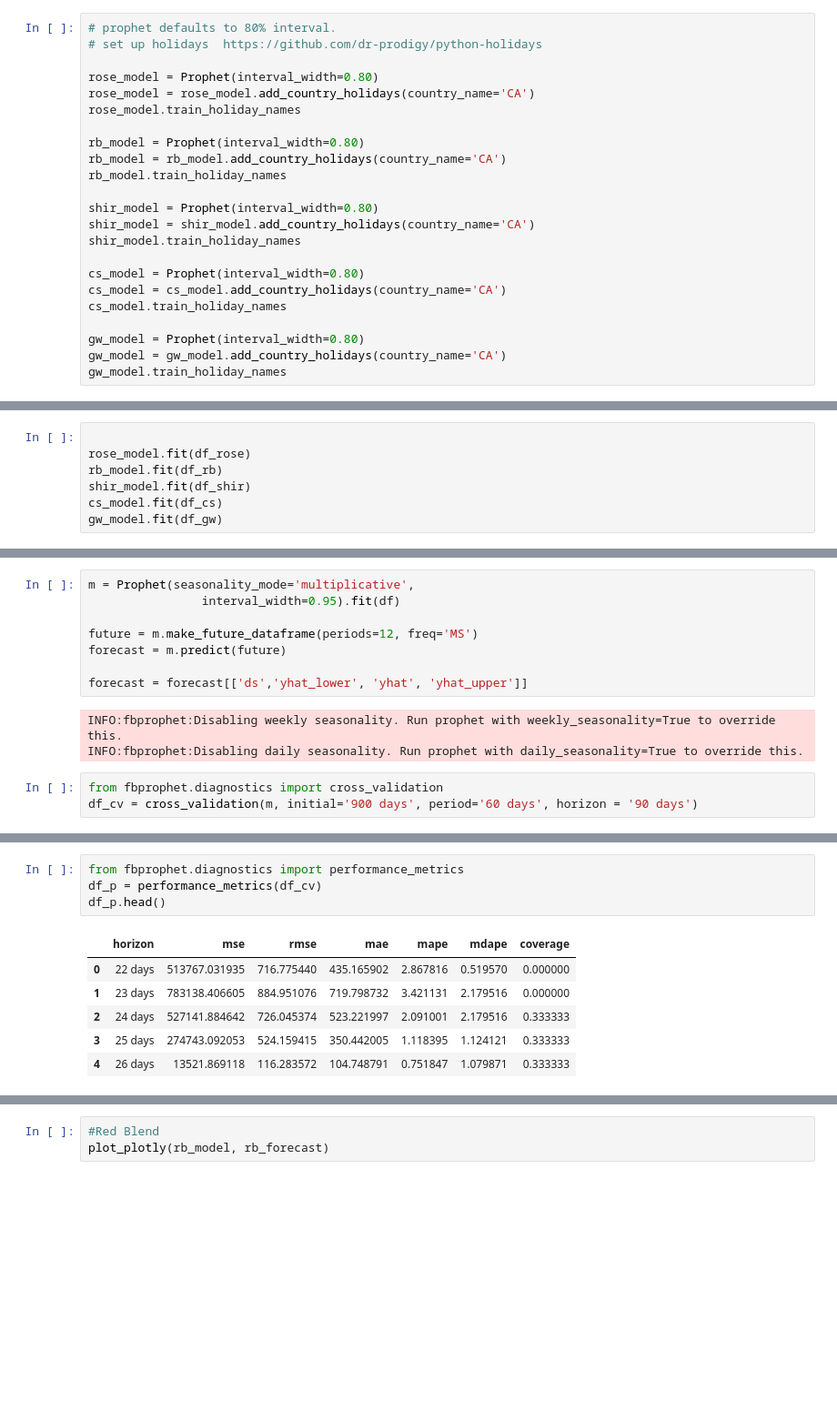
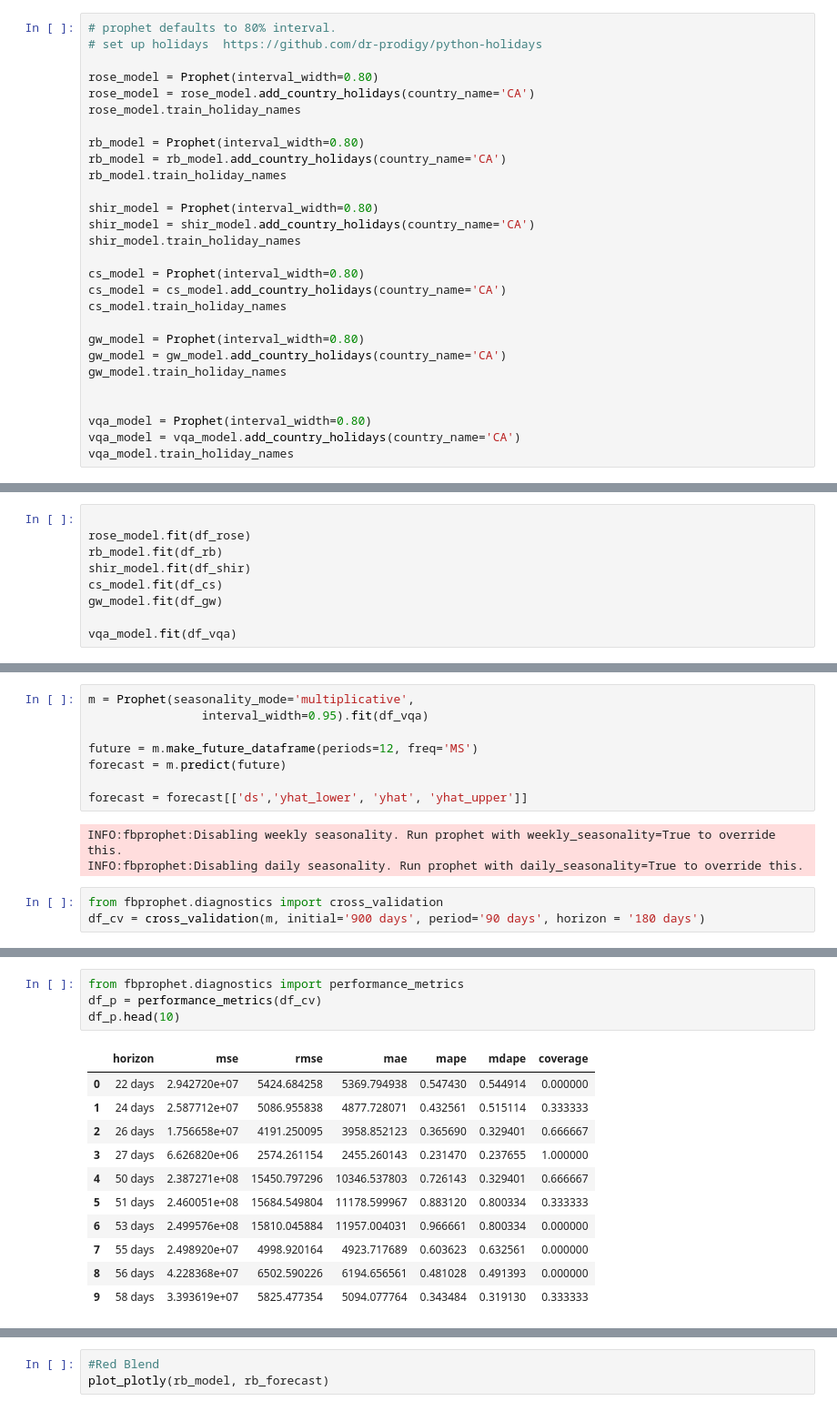
Before and after one commit to fengtastics/111-Capstone, a Jupyter notebook: Arterra_Project.ipynb, the cells around one changed output, grey strips where cells are left out. Shown at 91% size. Cells and saved outputs as stored; diff of their text form; blank space fills up the shorter version.

```diff
--- a/Arterra_Project.ipynb
+++ b/Arterra_Project.ipynb
@@ -408,6 +459,11 @@ cs_model.train_holiday_names
 gw_model = Prophet(interval_width=0.80)
 gw_model = gw_model.add_country_holidays(country_name='CA')
 gw_model.train_holiday_names
+
+
+vqa_model = Prophet(interval_width=0.80)
+vqa_model = vqa_model.add_country_holidays(country_name='CA')
+vqa_model.train_holiday_names
 # %%
 #Varietal_model.train_holiday_names
 # %% [output]
@@ -432,4 +488,6 @@ rb_model.fit(df_rb)
 shir_model.fit(df_shir)
 cs_model.fit(df_cs)
 gw_model.fit(df_gw)
+
+vqa_model.fit(df_vqa)
 # %% [output]
@@ -472,6 +542,6 @@ rose_forecast[['ds', 'yhat', 'yhat_lower', 'yhat_upper']].tail()
 # %%
 m = Prophet(seasonality_mode='multiplicative',
-                interval_width=0.95).fit(df)
+                interval_width=0.95).fit(df_vqa)
 
 future = m.make_future_dataframe(periods=12, freq='MS')
 forecast = m.predict(future)
@@ -482,5 +552,5 @@ INFO:fbprophet:Disabling weekly seasonality. Run prophet with weekly_seasonality
 INFO:fbprophet:Disabling daily seasonality. Run prophet with daily_seasonality=True to override this.
 # %%
 from fbprophet.diagnostics import cross_validation
-df_cv = cross_validation(m, initial='900 days', period='60 days', horizon = '90 days')
+df_cv = cross_validation(m, initial='900 days', period='90 days', horizon = '180 days')
 # %% [output]
@@ -503,11 +571,16 @@ df_cv.head()
 # %%
 from fbprophet.diagnostics import performance_metrics
 df_p = performance_metrics(df_cv)
-df_p.head()
+df_p.head(10)
 # %% [output]
 |  | horizon | mse | rmse | mae | mape | mdape | coverage |
-| 0 | 22 days | 513767.031935 | 716.775440 | 435.165902 | 2.867816 | 0.519570 | 0.000000 |
-| 1 | 23 days | 783138.406605 | 884.951076 | 719.798732 | 3.421131 | 2.179516 | 0.000000 |
-| 2 | 24 days | 527141.884642 | 726.045374 | 523.221997 | 2.091001 | 2.179516 | 0.333333 |
-| 3 | 25 days | 274743.092053 | 524.159415 | 350.442005 | 1.118395 | 1.124121 | 0.333333 |
-| 4 | 26 days | 13521.869118 | 116.283572 | 104.748791 | 0.751847 | 1.079871 | 0.333333 |
+| 0 | 22 days | 2.942720e+07 | 5424.684258 | 5369.794938 | 0.547430 | 0.544914 | 0.000000 |
+| 1 | 24 days | 2.587712e+07 | 5086.955838 | 4877.728071 | 0.432561 | 0.515114 | 0.333333 |
+| 2 | 26 days | 1.756658e+07 | 4191.250095 | 3958.852123 | 0.365690 | 0.329401 | 0.666667 |
+| 3 | 27 days | 6.626820e+06 | 2574.261154 | 2455.260143 | 0.231470 | 0.237655 | 1.000000 |
+| 4 | 50 days | 2.387271e+08 | 15450.797296 | 10346.537803 | 0.726143 | 0.329401 | 0.666667 |
+| 5 | 51 days | 2.460051e+08 | 15684.549804 | 11178.599967 | 0.883120 | 0.800334 | 0.333333 |
+| 6 | 53 days | 2.499576e+08 | 15810.045884 | 11957.004031 | 0.966661 | 0.800334 | 0.000000 |
+| 7 | 55 days | 2.498920e+07 | 4998.920164 | 4923.717689 | 0.603623 | 0.632561 | 0.000000 |
+| 8 | 56 days | 4.228368e+07 | 6502.590226 | 6194.656561 | 0.481028 | 0.491393 | 0.000000 |
+| 9 | 58 days | 3.393619e+07 | 5825.477354 | 5094.077764 | 0.343484 | 0.319130 | 0.333333 |
```
Also changed, not shown: parts of 21 cells of this notebook.
